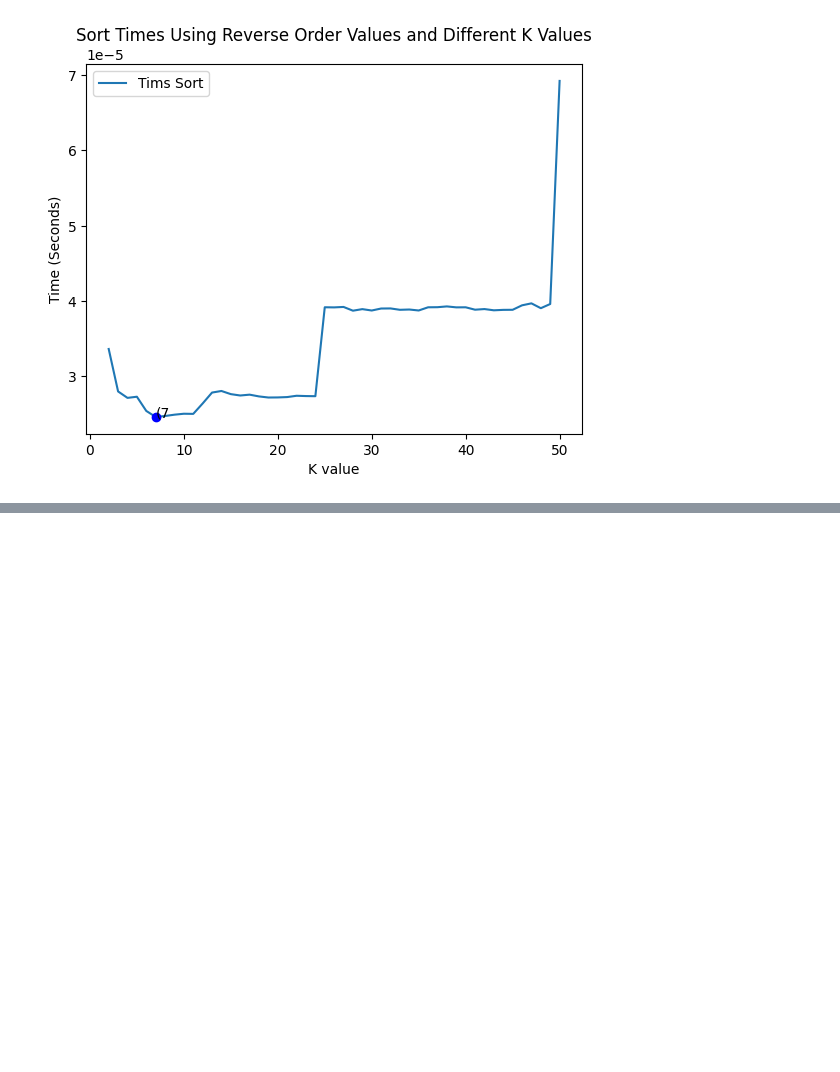
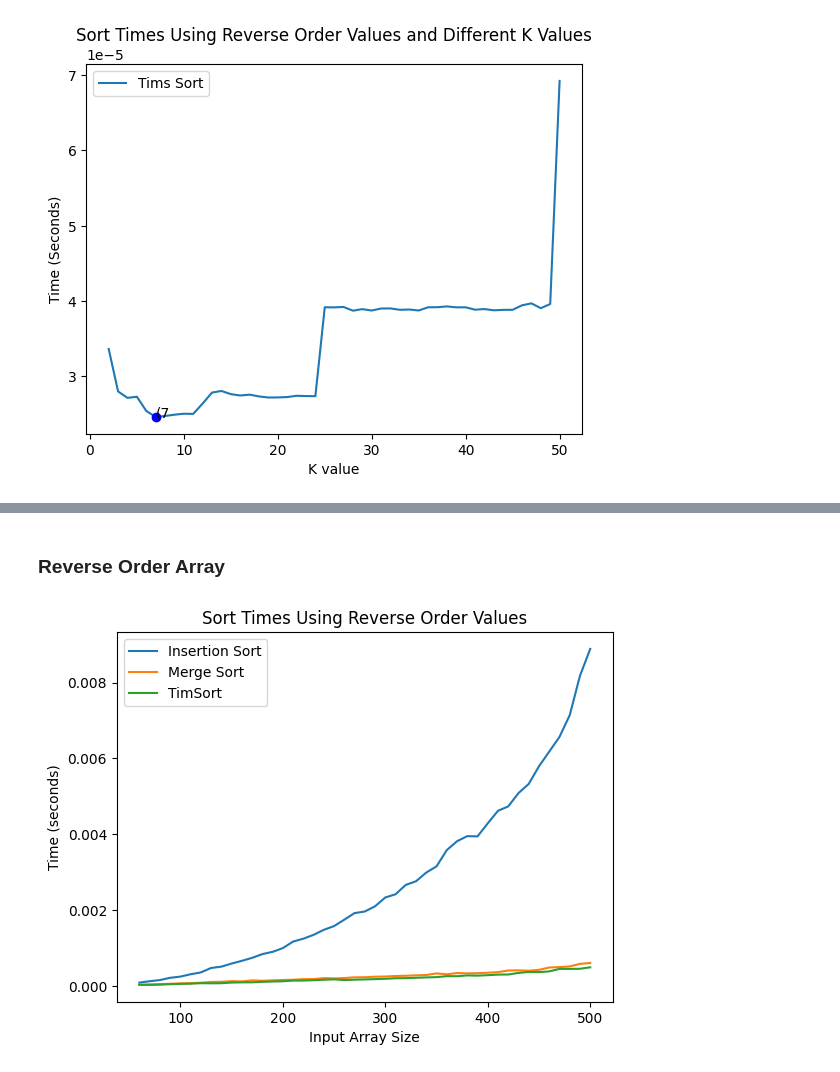
Before and after one commit to are021/CSE431-EmpiricalAnalysis, a Jupyter notebook: problem2/tests.ipynb, the cells around one changed output, grey strips where cells are left out. Drawn from its saved outputs; the diff is of its cells as text; code cells hidden in the pictures; blank space fills up the shorter version.

```diff
--- a/problem2/tests.ipynb
+++ b/problem2/tests.ipynb
@@ -344,0 +431,6 @@ RedefinedTest(50, 3)
+# %% [markdown]
+### Reverse Order Array
+# %%
+UpdatedTest(3)
+# %% [output]
+[figure, added]
```
Also changed, not shown: parts of 6 cells of this notebook.
